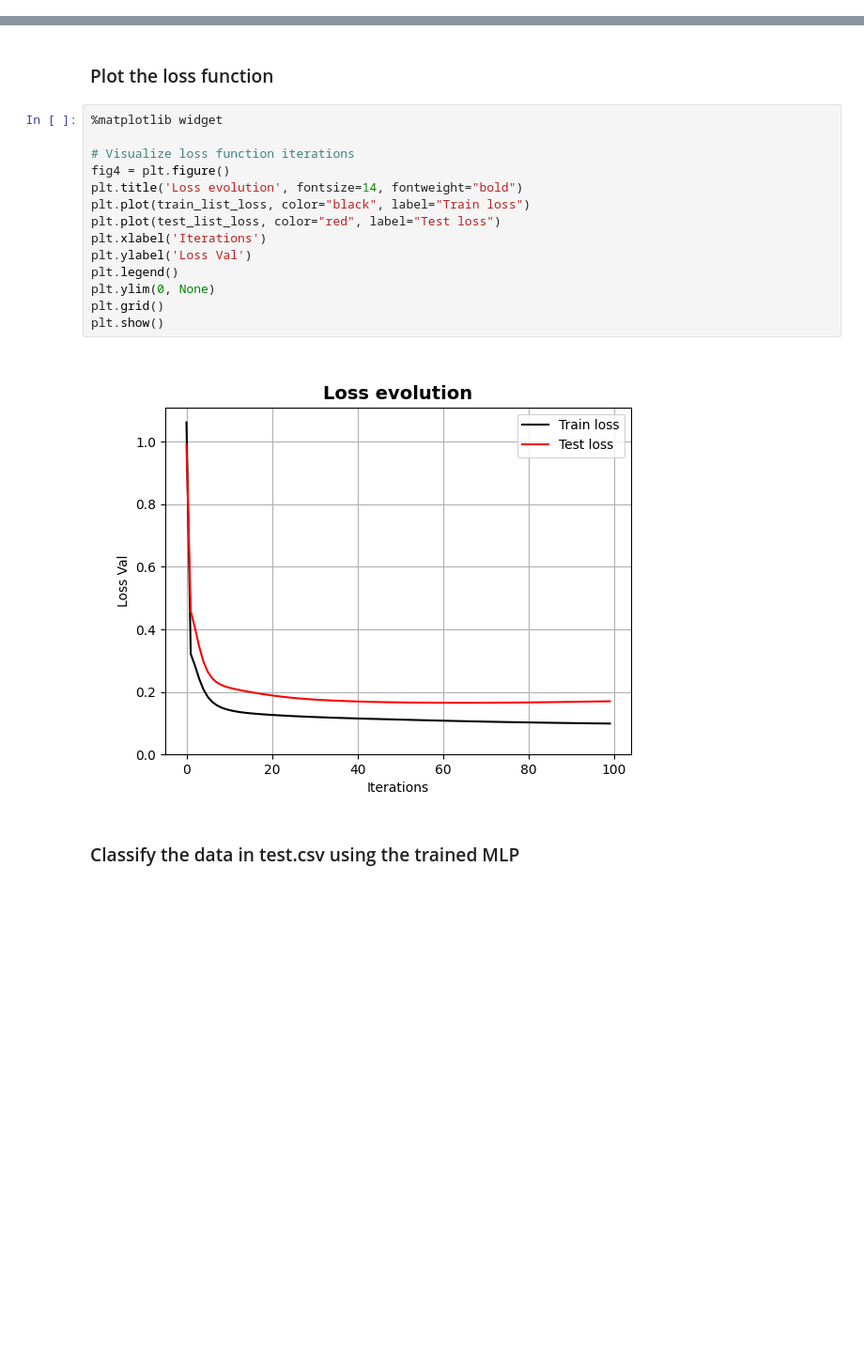
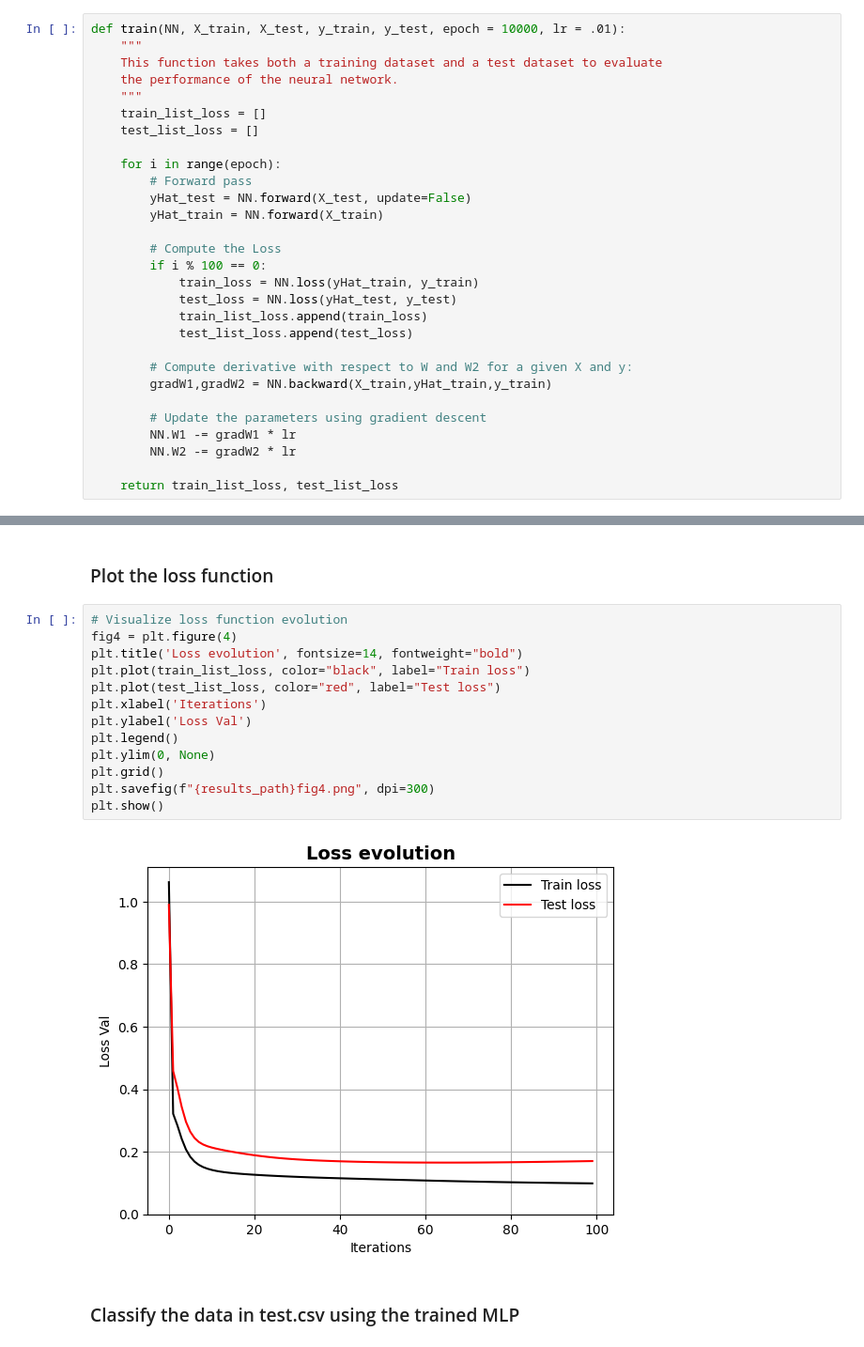
Before and after one commit to Alejandro-FA/UPF-Deep_Learning, a Jupyter notebook: P1/P1-Questions.ipynb, the cells around one changed output, grey strips where cells are left out. Shown: that part at 94% size. Saved outputs shown, nothing was run; the diff lists cells and outputs as text; blank space fills up the shorter version.

```diff
--- a/P1/P1-Questions.ipynb
+++ b/P1/P1-Questions.ipynb
@@ -183,0 +138,29 @@ train_list_loss, test_list_loss = train(NN, X_train_norm, X_test_norm, C_train,
+# %%
+def train(NN, X_train, X_test, y_train, y_test, epoch = 10000, lr = .01):
+    """
+    This function takes both a training dataset and a test dataset to evaluate
+    the performance of the neural network.
+    """
+    train_list_loss = []
+    test_list_loss = []
+
+    for i in range(epoch):
+        # Forward pass
+        yHat_test = NN.forward(X_test, update=False)
+        yHat_train = NN.forward(X_train)
+
+        # Compute the Loss
+        if i % 100 == 0:
+            train_loss = NN.loss(yHat_train, y_train)
+            test_loss = NN.loss(yHat_test, y_test)
+            train_list_loss.append(train_loss)
+            test_list_loss.append(test_loss)
+
+        # Compute derivative with respect to W and W2 for a given X and y:
+        gradW1,gradW2 = NN.backward(X_train,yHat_train,y_train)
+
+        # Update the parameters using gradient descent
+        NN.W1 -= gradW1 * lr
+        NN.W2 -= gradW2 * lr
+
+    return train_list_loss, test_list_loss
@@ -218,21 +207,20 @@ plt.show()
 # %% [markdown]
 ### Plot the loss function
 # %%
-%matplotlib widget
-
-# Visualize loss function iterations
-fig4 = plt.figure()
+# Visualize loss function evolution
+fig4 = plt.figure(4)
 plt.title('Loss evolution', fontsize=14, fontweight="bold")
 plt.plot(train_list_loss, color="black", label="Train loss")
 plt.plot(test_list_loss, color="red", label="Test loss")
 plt.xlabel('Iterations')
 plt.ylabel('Loss Val')
 plt.legend()
 plt.ylim(0, None)
 plt.grid()
+plt.savefig(f"{results_path}fig4.png", dpi=300)
 plt.show()
 # %% [output]
-[figure, old version]
+[figure, new version]
 # %% [markdown]
 ### Classify the data in test.csv using the trained MLP
 # %%
```
Also changed, not shown: parts of 30 cells of this notebook, 8 other files.
